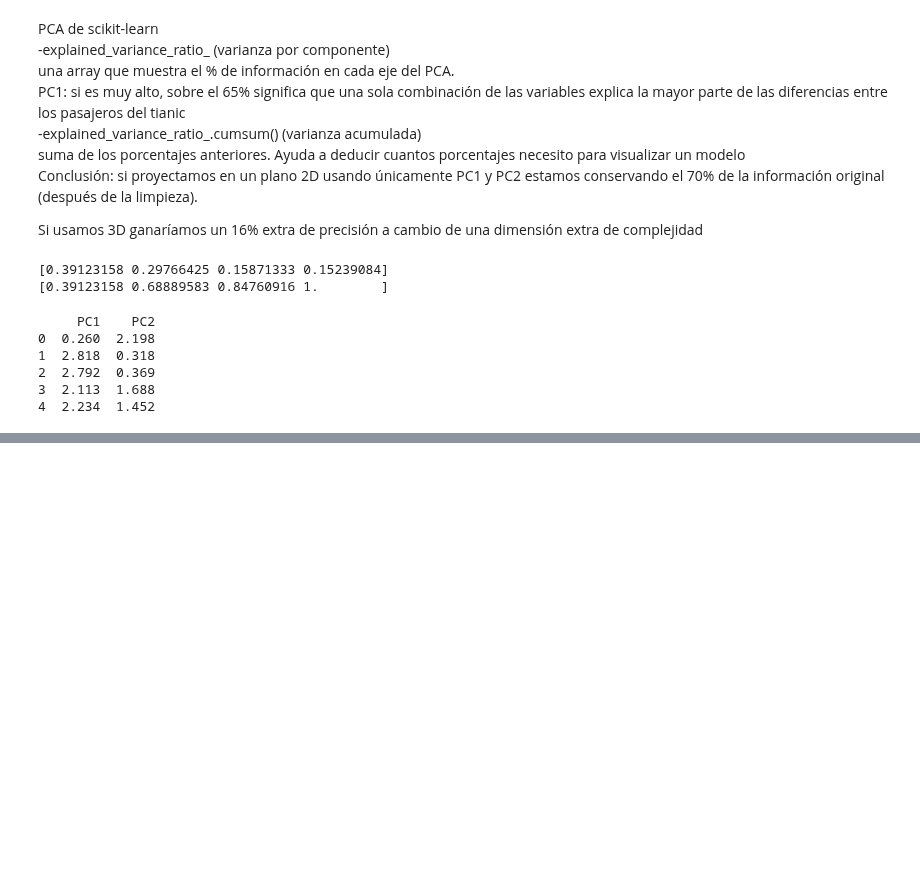
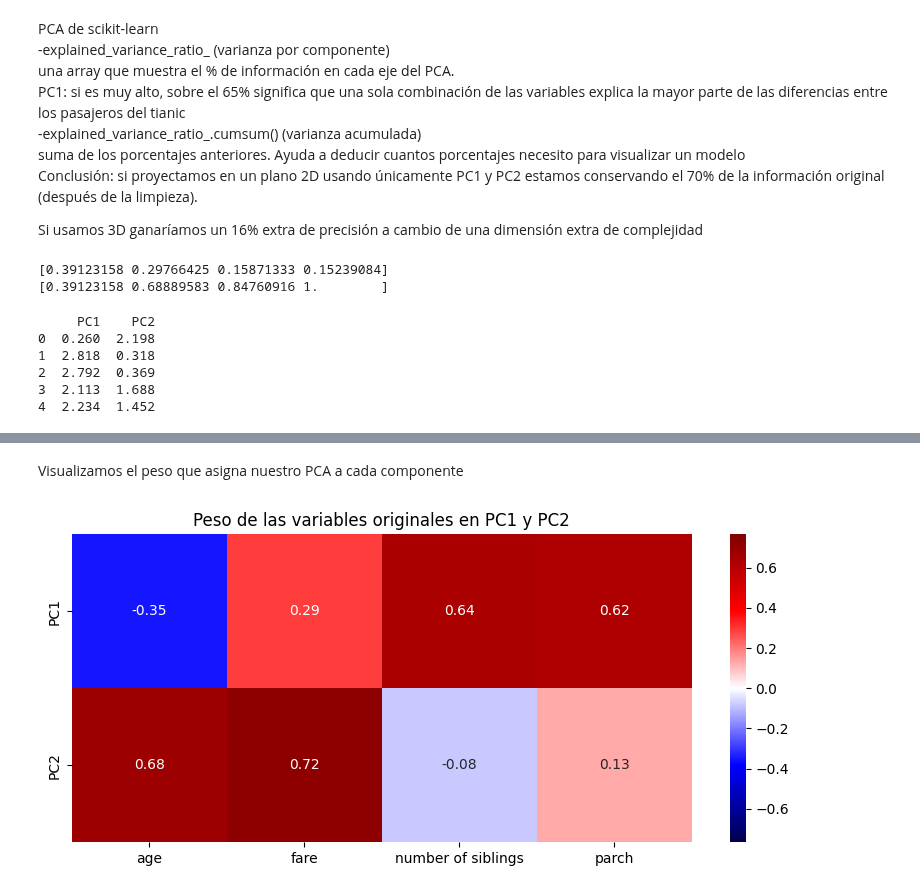
Before and after one commit to NicoRuedaA/dimensionality-reduction-lab, a Jupyter notebook: LAB2_ejercicio.ipynb, the cells around one changed output, grey strips where cells are left out. Cells and saved outputs as stored; diff of their text form; code cells hidden in the pictures; blank space fills up the shorter version.

```diff
--- a/LAB2_ejercicio.ipynb
+++ b/LAB2_ejercicio.ipynb
@@ -293,0 +329,18 @@ plt.title('Scree plot');
+# %% [markdown]
+Visualizamos el peso que asigna nuestro PCA a cada componente
+# %%
+plt.figure(figsize=(10, 4))
+
+# Añadimos [:2, :] para usar solo las dos primeras filas (PC1 y PC2)
+sns.heatmap(myPCA.components_[:2, :],
+            cmap='seismic',
+            xticklabels=data_columns,
+            yticklabels=['PC1', 'PC2'],
+            vmin=-np.max(np.abs(myPCA.components_)),
+            vmax=np.max(np.abs(myPCA.components_)),
+            annot=True)
+
+plt.title('Peso de las variables originales en PC1 y PC2')
+plt.show()
+# %% [output]
+[figure, added]
```
Also changed, not shown: parts of 9 cells of this notebook.
